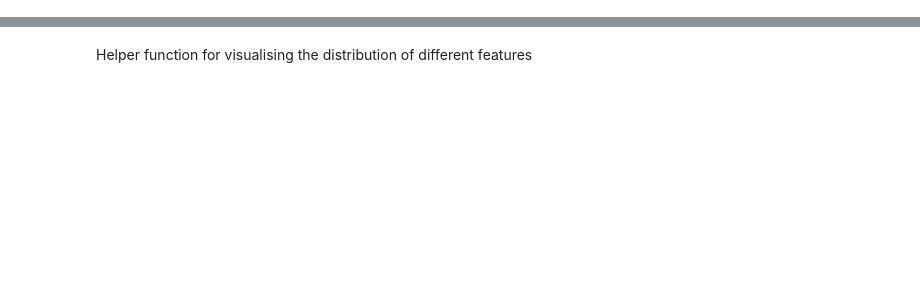
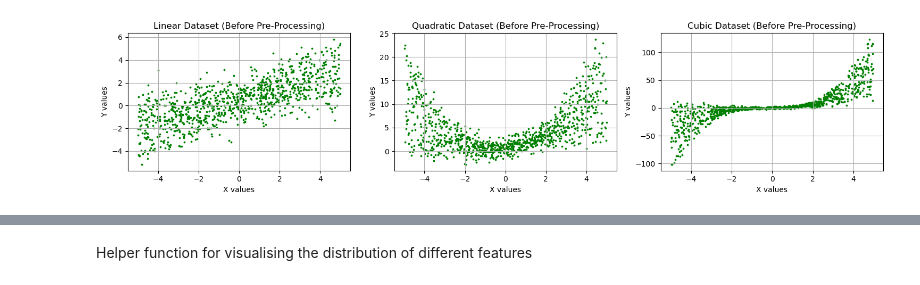
Before and after one commit to b0b3000/MachineLearningProject1, a Jupyter notebook: project.ipynb, the cells around one changed output, grey strips where cells are left out. Drawn from its saved outputs; the diff is of its cells as text; code cells hidden in the pictures; blank space fills up the shorter version.

Commit message:
Final testing

```diff
--- a/project.ipynb
+++ b/project.ipynb
@@ -199,5 +23,0 @@ for i, alpha in enumerate(ALPHA_CHOICES):
-# %%
-for i, alpha in enumerate(ALPHA_CHOICES):
-    y_cubic_predicted = predict_SGDReg(X_cubic_train, y_cubic_train, X_cubic_test, alpha)
-    predicted_y_list_SGD.append(y_cubic_predicted)
-    plot_comparison([X_cubic_test[:,0], y_cubic_test], [X_cubic_test[:,0], y_cubic_predicted], f'Cubic Comparison: alpha = {alpha}')
@@ -210,5 +23,0 @@ for i, alpha in enumerate(ALPHA_CHOICES):
-# %%
-for i in range(3):
-    plot_comparison_threeways([X_linear_test, y_linear_test], [X_linear_test, predicted_y_list_cf[i]], [X_linear_test, predicted_y_list_SGD[i]], 'Closed Form Model','SGD Regression Model',f'Linear Comparison: alpha = {ALPHA_CHOICES[i]}')
-    plot_comparison_threeways([X_quad_test[:,0], y_quad_test], [X_quad_test[:,0], predicted_y_list_cf[3+i]], [X_quad_test[:,0], predicted_y_list_SGD[3+i]], 'Closed Form Model','SGD Regression Model',f'Quadratic Comparison: alpha = {ALPHA_CHOICES[i]}')
-    plot_comparison_threeways([X_cubic_test[:,0], y_cubic_test], [X_cubic_test[:,0], predicted_y_list_cf[6+i]], [X_cubic_test[:,0], predicted_y_list_SGD[6+i]], 'Closed Form Model','SGD Regression Model',f'Cubic Comparison: alpha = {ALPHA_CHOICES[i]}')
@@ -263,11 +23,0 @@ for i, dataset_params in enumerate(dataset_variations):
-# %%
-#Prediction and visualisation of all different datasets
-
-for i in range(6):
-    reg_cf_model = RidgeRegression_ClosedForm(alpha = 0.1)
-    reg_cf_model.train(X_train_list[i], y_train_list[i])
-    predicted_y_cf = reg_cf_model.predict(X_test_list[i])
-
-    predicted_y_SGD = predict_SGDReg(X_train_list[i], y_train_list[i], X_test_list[i], 0.1)
-
-    plot_comparison_threeways([X_test_list[i][:,0], y_test_list[i]], [X_test_list[i][:,0], predicted_y_cf], [X_test_list[i][:,0], predicted_y_SGD], 'Closed Form Model','SGD Regression Model',f'Comparison with {dataset_descriptions[i]}')
@@ -286,0 +109,23 @@ This part involves construction of a **Support Vector Machine** classification m
+# %%
+X_linear, y_linear = generate_polynomial_dataset(1, 1000)
+X_quad, y_quad = generate_polynomial_dataset(2, 1000)
+X_cubic, y_cubic = generate_polynomial_dataset(3, 1000)
+
+titles=["Linear Dataset (Before Pre-Processing)", "Quadratic Dataset (Before Pre-Processing)", "Cubic Dataset (Before Pre-Processing)"]
+
+plot_values([[[X_linear, y_linear]], [[X_quad, y_quad]], [[X_cubic, y_cubic]]], titles=titles)
+
+#Addition of polynomial features
+X_quad = np.hstack((X_quad, X_quad**2))
+X_cubic = np.hstack((X_cubic, X_cubic**2, X_cubic**3))
+
+#Scale normalisation
+X_quad = StandardScaler().fit_transform(X_quad)
+X_cubic = StandardScaler().fit_transform(X_cubic)
+
+#Splitting 80/20 into training and testing sets
+X_linear_train, X_linear_test, y_linear_train, y_linear_test = train_test_split(X_linear, y_linear, test_size=0.2)
+X_quad_train, X_quad_test, y_quad_train, y_quad_test = train_test_split(X_quad, y_quad, test_size=0.2)
+X_cubic_train, X_cubic_test, y_cubic_train, y_cubic_test = train_test_split(X_cubic, y_cubic, test_size=0.2)
+# %% [output]
+[figure, added]
```
Also changed, not shown: parts of 67 cells of this notebook, 1 other file.
